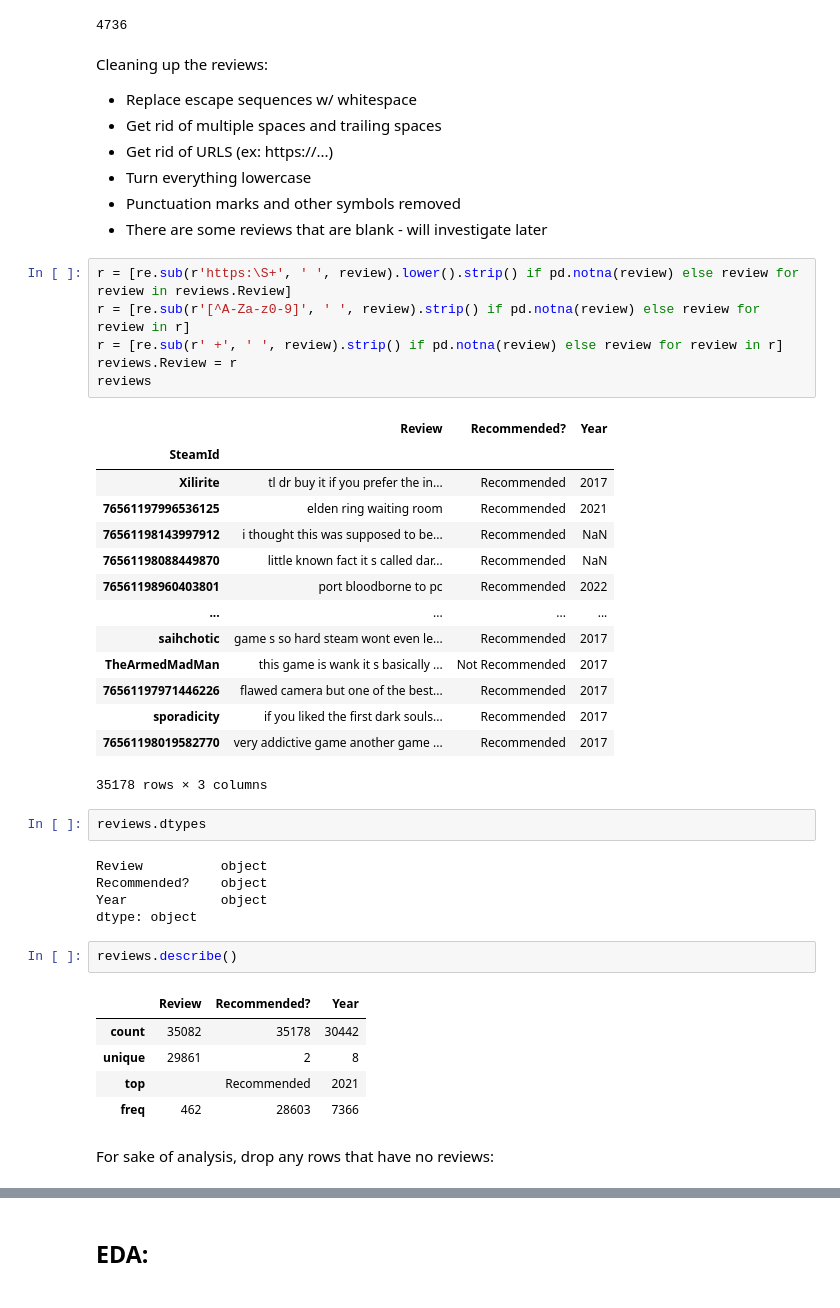
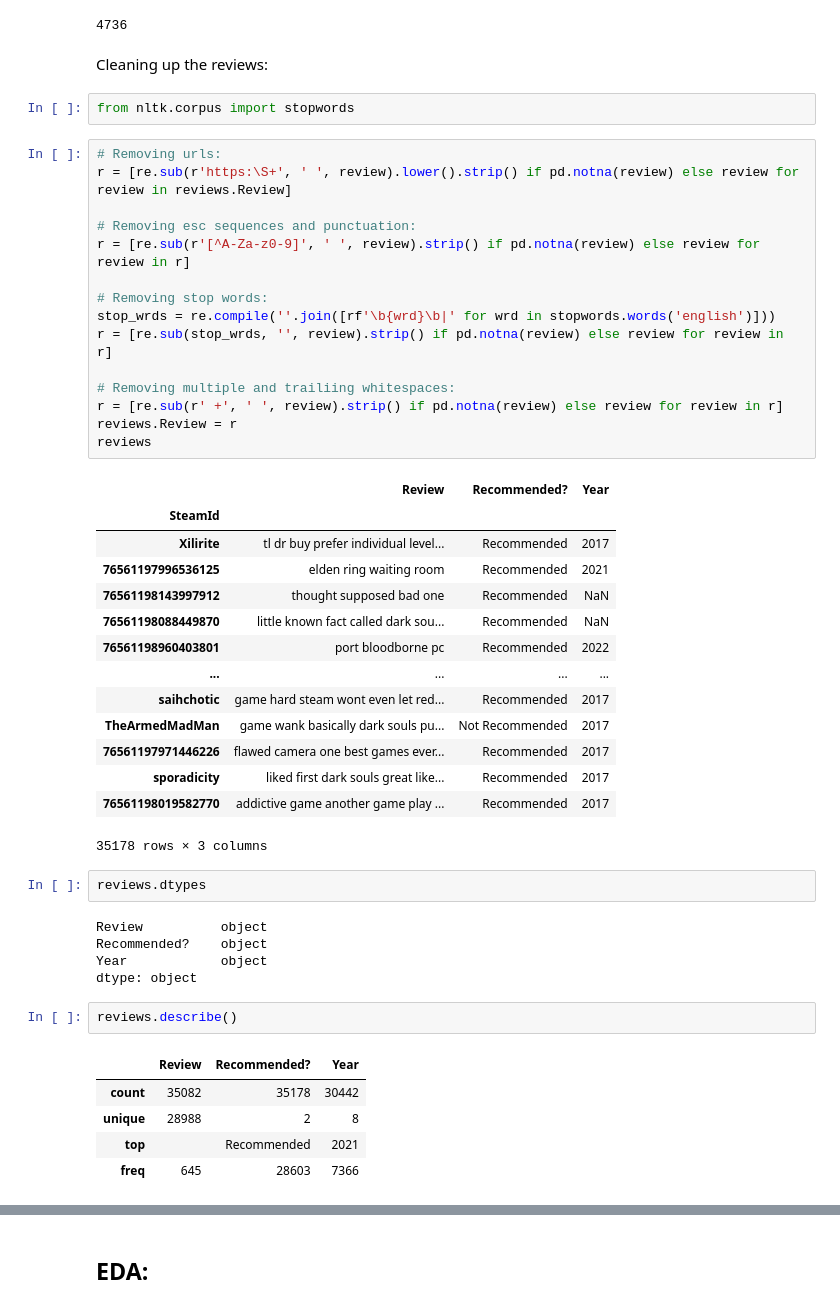
Before and after one commit to BrandonDioneda/Dark-Souls-2-Reviews, a Jupyter notebook: ds2-reviews.ipynb, the cells around one changed output, grey strips where cells are left out. Saved outputs shown, nothing was run; the diff lists cells and outputs as text.

```diff
--- a/ds2-reviews.ipynb
+++ b/ds2-reviews.ipynb
@@ -75,34 +75,39 @@ reviews
 reviews.Year.isna().sum()
 # %% [output]
 4736
-# %% [markdown]
-Cleaning up the reviews:
-- Replace escape sequences w/ whitespace
-- Get rid of multiple spaces and trailing spaces
-- Get rid of URLS (ex: https://...)
-- Turn everything lowercase
-- Punctuation marks and other symbols removed
-- There are some reviews that are blank - will investigate later
+# %% [markdown]
+Cleaning up the reviews:
+# %%
+from nltk.corpus import stopwords
 # %%
+# Removing urls:
 r = [re.sub(r'https:\S+', ' ', review).lower().strip() if pd.notna(review) else review for review in reviews.Review]
+
+# Removing esc sequences and punctuation:
 r = [re.sub(r'[^A-Za-z0-9]', ' ', review).strip() if pd.notna(review) else review for review in r]
+
+# Removing stop words:
+stop_wrds = re.compile(''.join([rf'\b{wrd}\b|' for wrd in stopwords.words('english')]))
+r = [re.sub(stop_wrds, '', review).strip() if pd.notna(review) else review for review in r]
+
+# Removing multiple and trailiing whitespaces:
 r = [re.sub(r' +', ' ', review).strip() if pd.notna(review) else review for review in r]
 reviews.Review = r
 reviews
 # %% [output]
 |  | Review | Recommended? | Year |
 | SteamId |  |  |  |
-| Xilirite | tl dr buy it if you prefer the in... | Recommended | 2017 |
+| Xilirite | tl dr buy prefer individual level... | Recommended | 2017 |
 | 76561197996536125 | elden ring waiting room | Recommended | 2021 |
-| 76561198143997912 | i thought this was supposed to be... | Recommended | NaN |
-| 76561198088449870 | little known fact it s called dar... | Recommended | NaN |
-| 76561198960403801 | port bloodborne to pc | Recommended | 2022 |
+| 76561198143997912 | thought supposed bad one | Recommended | NaN |
+| 76561198088449870 | little known fact called dark sou... | Recommended | NaN |
+| 76561198960403801 | port bloodborne pc | Recommended | 2022 |
 | ... | ... | ... | ... |
-| saihchotic | game s so hard steam wont even le... | Recommended | 2017 |
-| TheArmedMadMan | this game is wank it s basically ... | Not Recommended | 2017 |
-| 76561197971446226 | flawed camera but one of the best... | Recommended | 2017 |
-| sporadicity | if you liked the first dark souls... | Recommended | 2017 |
-| 76561198019582770 | very addictive game another game ... | Recommended | 2017 |
+| saihchotic | game hard steam wont even let red... | Recommended | 2017 |
+| TheArmedMadMan | game wank basically dark souls pu... | Not Recommended | 2017 |
+| 76561197971446226 | flawed camera one best games ever... | Recommended | 2017 |
+| sporadicity | liked first dark souls great like... | Recommended | 2017 |
+| 76561198019582770 | addictive game another game play ... | Recommended | 2017 |
 35178 rows × 3 columns
 # %%
 reviews.dtypes
@@ -116,8 +121,6 @@ reviews.describe()
 # %% [output]
 |  | Review | Recommended? | Year |
 | count | 35082 | 35178 | 30442 |
-| unique | 29861 | 2 | 8 |
+| unique | 28988 | 2 | 8 |
 | top |  | Recommended | 2021 |
-| freq | 462 | 28603 | 7366 |
+| freq | 645 | 28603 | 7366 |
-# %% [markdown]
-For sake of analysis, drop any rows that have no reviews:
```
Also changed, not shown: parts of 31 cells of this notebook.
